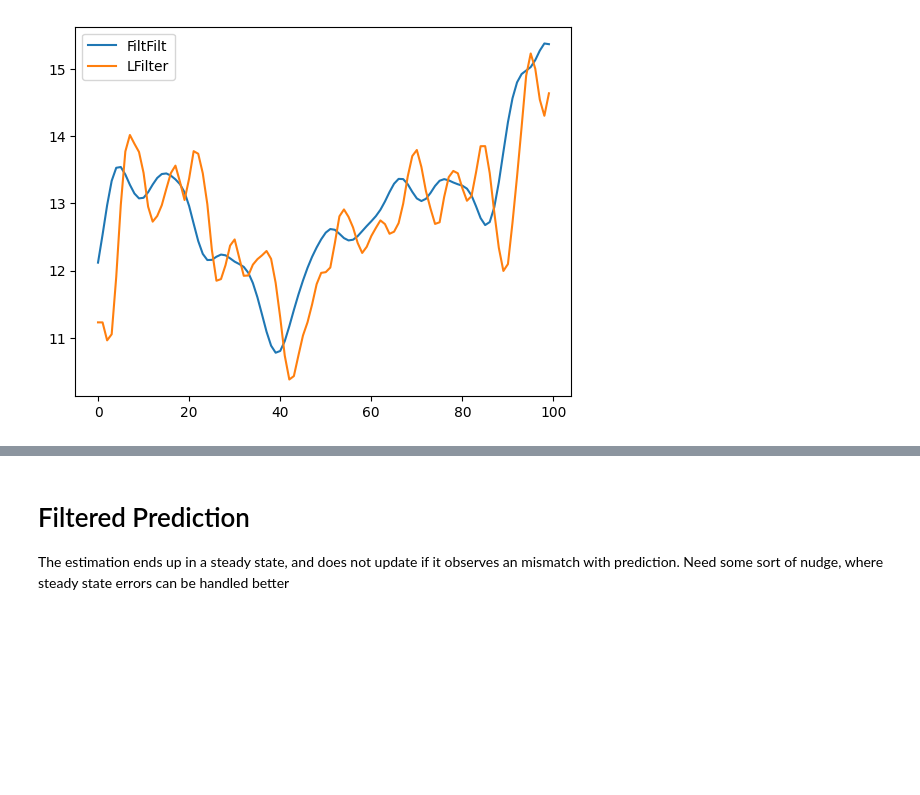
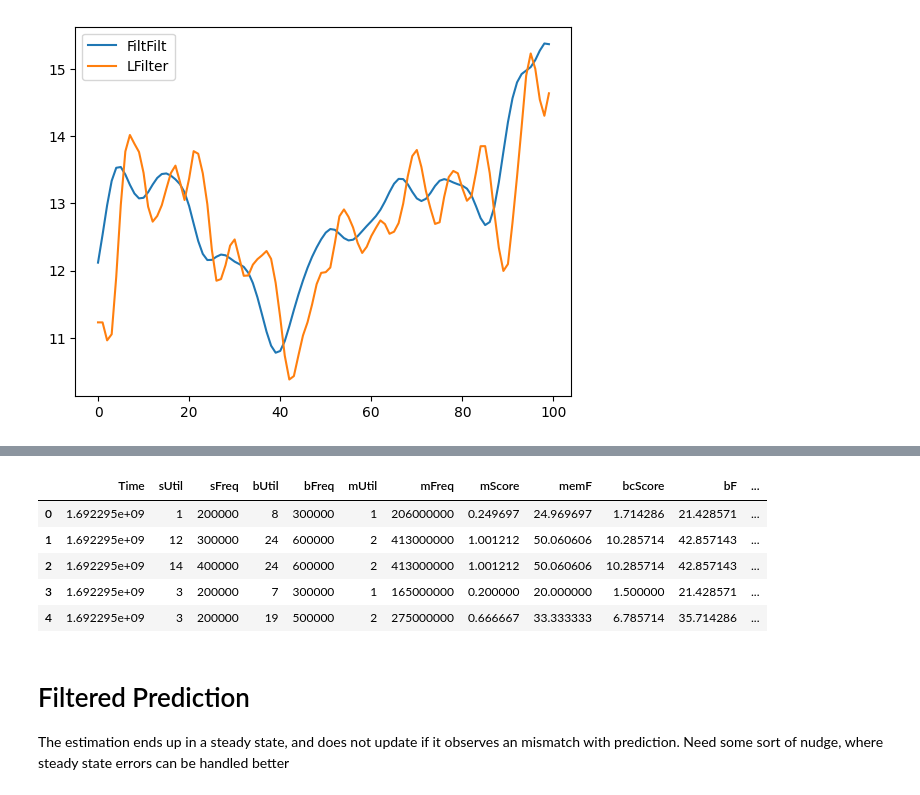
Before and after one commit to dipayan2/ARMAModel, a Jupyter notebook: ModularCode.ipynb, the cells around one changed output, grey strips where cells are left out. Drawn from its saved outputs; the diff is of its cells as text; code cells hidden in the pictures; blank space fills up the shorter version.

```diff
--- a/ModularCode.ipynb
+++ b/ModularCode.ipynb
@@ -417,3 +417,6 @@ df_plot[['FiltFilt','LFilter']].plot()
 # %% [output]
 <Axes: >
 [figure]
+# %%
+test = getNewDataFrame('./UtilTestFinal')
+test.head()
@@ -420,3 +430,14 @@ df_plot[['FiltFilt','LFilter']].plot()
+# %%
+test['mult'] = test.sUtil* test.sFreq / 1000000
+# %%
+test.head()
+# %% [output]
+|  | Time | sUtil | sFreq | bUtil | bFreq | mUtil | mFreq | mScore | memF | bcScore | bF | ... |
+| 0 | 1.692295e+09 | 1 | 200000 | 8 | 300000 | 1 | 206000000 | 0.249697 | 24.969697 | 1.714286 | 21.428571 | ... |
+| 1 | 1.692295e+09 | 12 | 300000 | 24 | 600000 | 2 | 413000000 | 1.001212 | 50.060606 | 10.285714 | 42.857143 | ... |
+| 2 | 1.692295e+09 | 14 | 400000 | 24 | 600000 | 2 | 413000000 | 1.001212 | 50.060606 | 10.285714 | 42.857143 | ... |
+| 3 | 1.692295e+09 | 3 | 200000 | 7 | 300000 | 1 | 165000000 | 0.200000 | 20.000000 | 1.500000 | 21.428571 | ... |
+| 4 | 1.692295e+09 | 3 | 200000 | 19 | 500000 | 2 | 275000000 | 0.666667 | 33.333333 | 6.785714 | 35.714286 | ... |
 # %%
 # Latest Code
 def main(TEST_START=7500,STEP=50,N_CLUST=5,TRAIN_END=7500,ARP=4,PASS='low',FILT=0.25,FTYPE='butter',WFT=100,PX=10):
```
Also changed, not shown: parts of 9 cells of this notebook, 3 other files.
